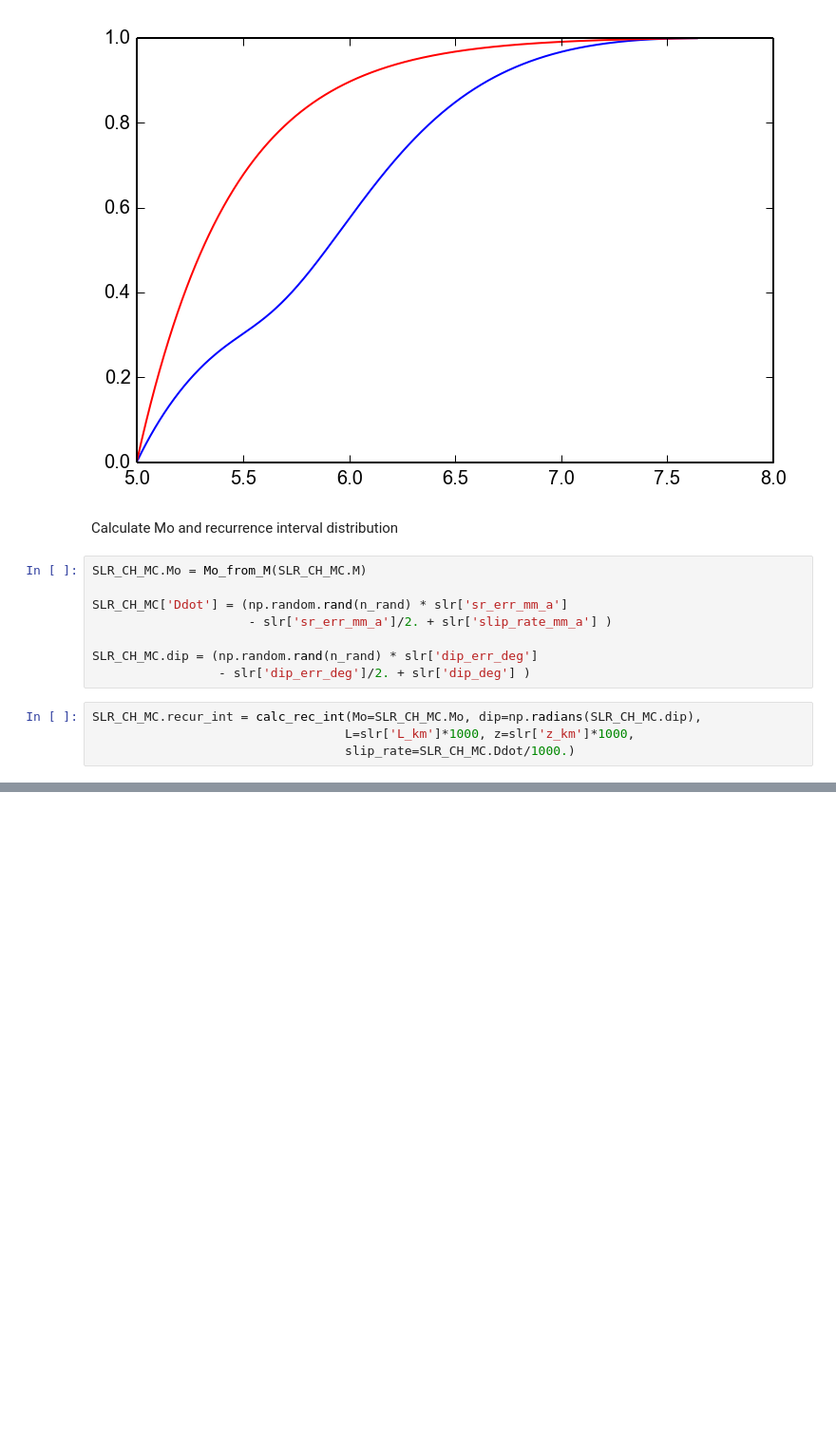
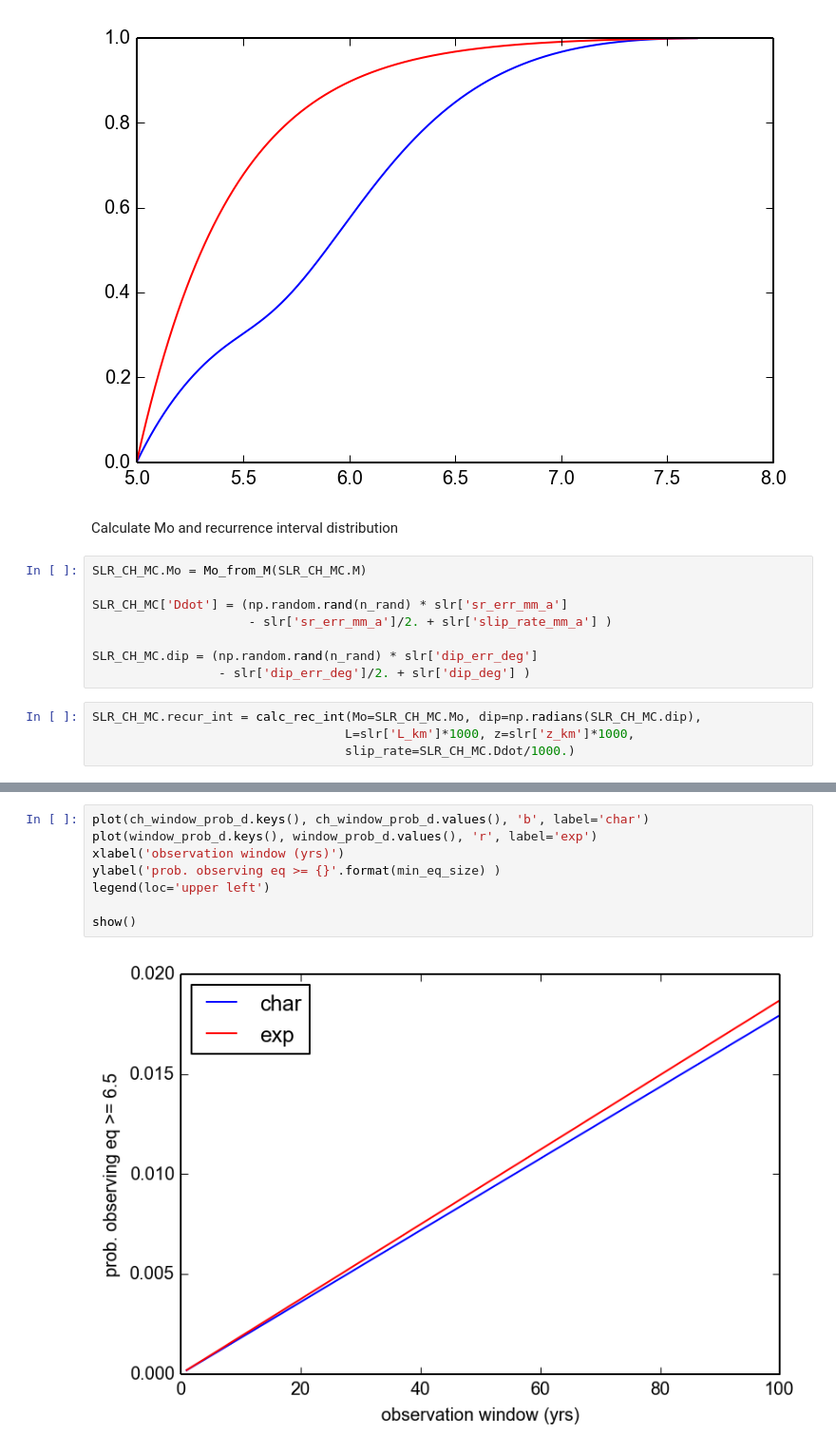
Before and after one commit to cossatot/lanf_earthquake_likelihood, a Jupyter notebook: notebooks/monte_carlo_test.ipynb, the cells around one changed output, grey strips where cells are left out. Shown at 95% size. Cells and saved outputs as stored; diff of their text form; blank space fills up the shorter version.

```diff
--- a/notebooks/monte_carlo_test.ipynb
+++ b/notebooks/monte_carlo_test.ipynb
@@ -379,0 +395,10 @@ slr_mean_chance_per_year
+# %%
+plot(ch_window_prob_d.keys(), ch_window_prob_d.values(), 'b', label='char')
+plot(window_prob_d.keys(), window_prob_d.values(), 'r', label='exp')
+xlabel('observation window (yrs)')
+ylabel('prob. observing eq >= {}'.format(min_eq_size) )
+legend(loc='upper left')
+
+show()
+# %% [output]
+[figure, added]
```
Also changed, not shown: parts of 31 cells of this notebook.
